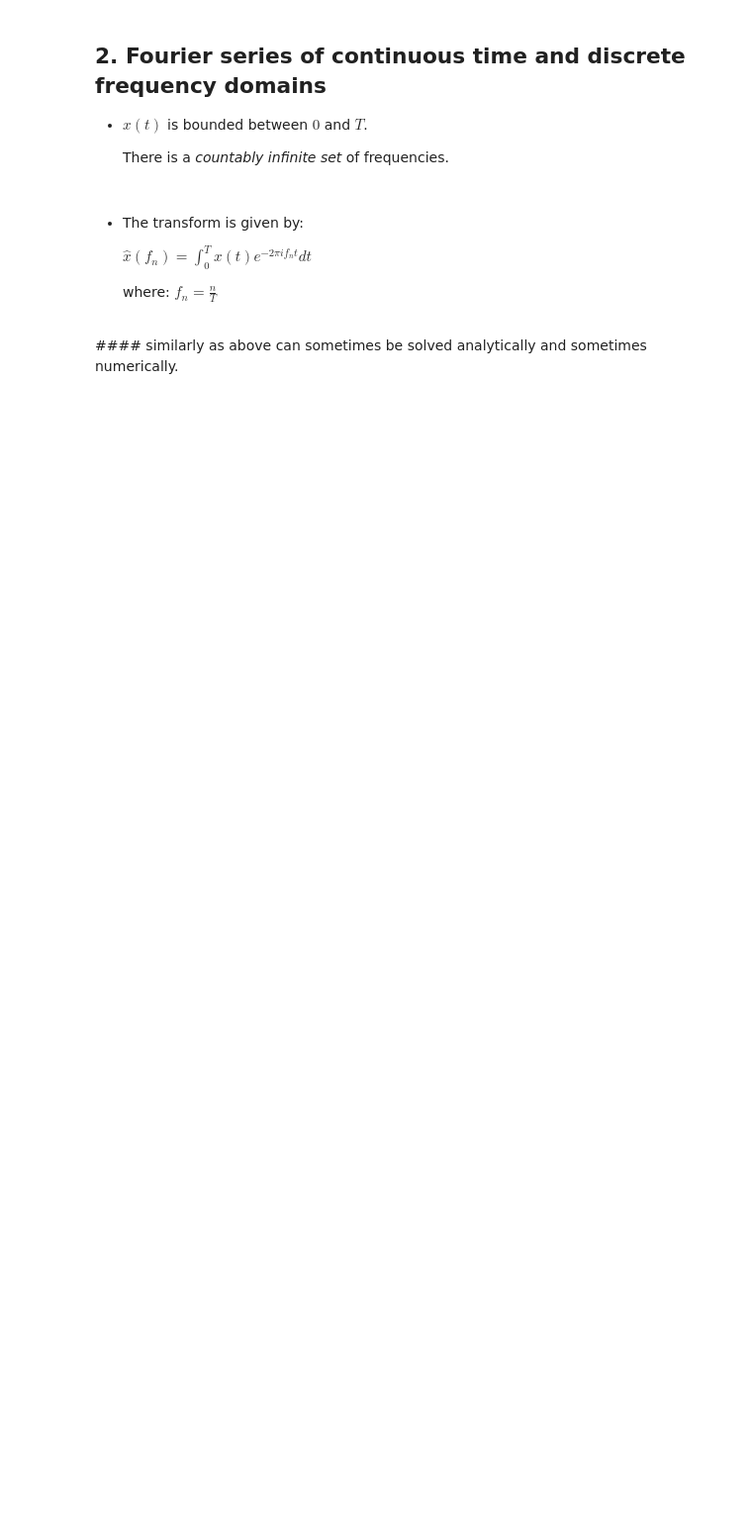
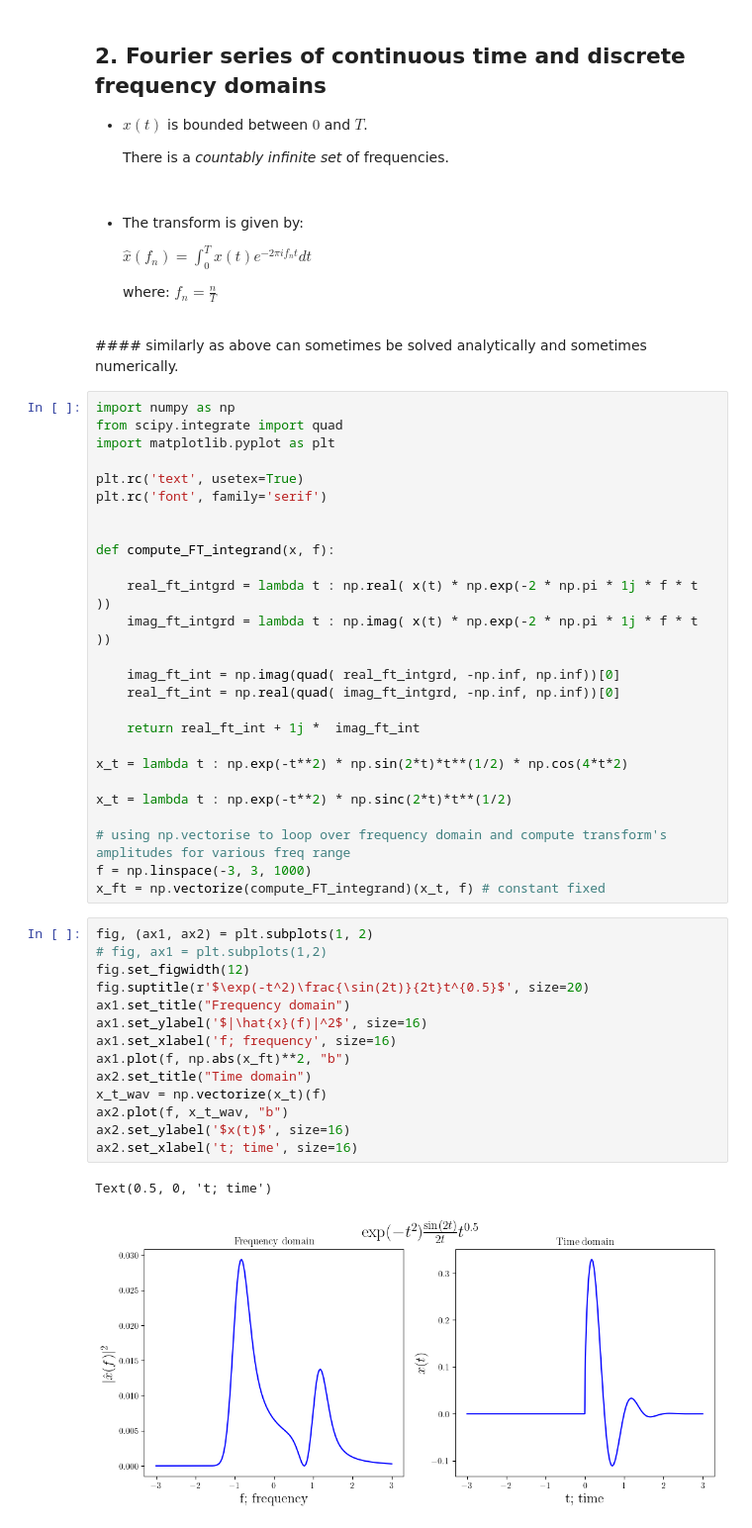
Before and after one commit to akinwilson/computational-physics, a Jupyter notebook: notebook/fourier-transform.ipynb, the cells around one changed output. Shown: that part at 99% size. Cells and saved outputs as stored; diff of their text form; blank space fills up the shorter version.

Commit message:
testing out sinc function transform

```diff
--- a/notebook/fourier-transform.ipynb
+++ b/notebook/fourier-transform.ipynb
@@ -115,3 +111,46 @@ Text(0.5, 0, 'time')
         $f_n = \frac{n}{T}$
 <br>
 #### similarly as above can sometimes be solved analytically and sometimes numerically.
+# %%
+import numpy as np
+from scipy.integrate import quad
+import matplotlib.pyplot as plt
+
+plt.rc('text', usetex=True)
+plt.rc('font', family='serif')
+
+
+def compute_FT_integrand(x, f):
+
+    real_ft_intgrd = lambda t : np.real( x(t) * np.exp(-2 * np.pi * 1j * f * t ))
+    imag_ft_intgrd = lambda t : np.imag( x(t) * np.exp(-2 * np.pi * 1j * f * t ))
+
+    imag_ft_int = np.imag(quad( real_ft_intgrd, -np.inf, np.inf))[0]
+    real_ft_int = np.real(quad( imag_ft_intgrd, -np.inf, np.inf))[0]
+
+    return real_ft_int + 1j *  imag_ft_int
+
+x_t = lambda t : np.exp(-t**2) * np.sin(2*t)*t**(1/2) * np.cos(4*t*2)
+
+x_t = lambda t : np.exp(-t**2) * np.sinc(2*t)*t**(1/2)
+
+# using np.vectorise to loop over frequency domain and compute transform's amplitudes for various freq range
+f = np.linspace(-3, 3, 1000)
+x_ft = np.vectorize(compute_FT_integrand)(x_t, f) # constant fixed
+# %%
+fig, (ax1, ax2) = plt.subplots(1, 2)
+# fig, ax1 = plt.subplots(1,2)
+fig.set_figwidth(12)
+fig.suptitle(r'$\exp(-t^2)\frac{\sin(2t)}{2t}t^{0.5}$', size=20)
+ax1.set_title("Frequency domain")
+ax1.set_ylabel('$|\hat{x}(f)|^2$', size=16)
+ax1.set_xlabel('f; frequency', size=16)
+ax1.plot(f, np.abs(x_ft)**2, "b")
+ax2.set_title("Time domain")
+x_t_wav = np.vectorize(x_t)(f)
+ax2.plot(f, x_t_wav, "b")
+ax2.set_ylabel('$x(t)$', size=16)
+ax2.set_xlabel('t; time', size=16)
+# %% [output]
+Text(0.5, 0, 't; time')
+[figure, added]
```
Also changed, not shown: parts of 4 cells of this notebook.
